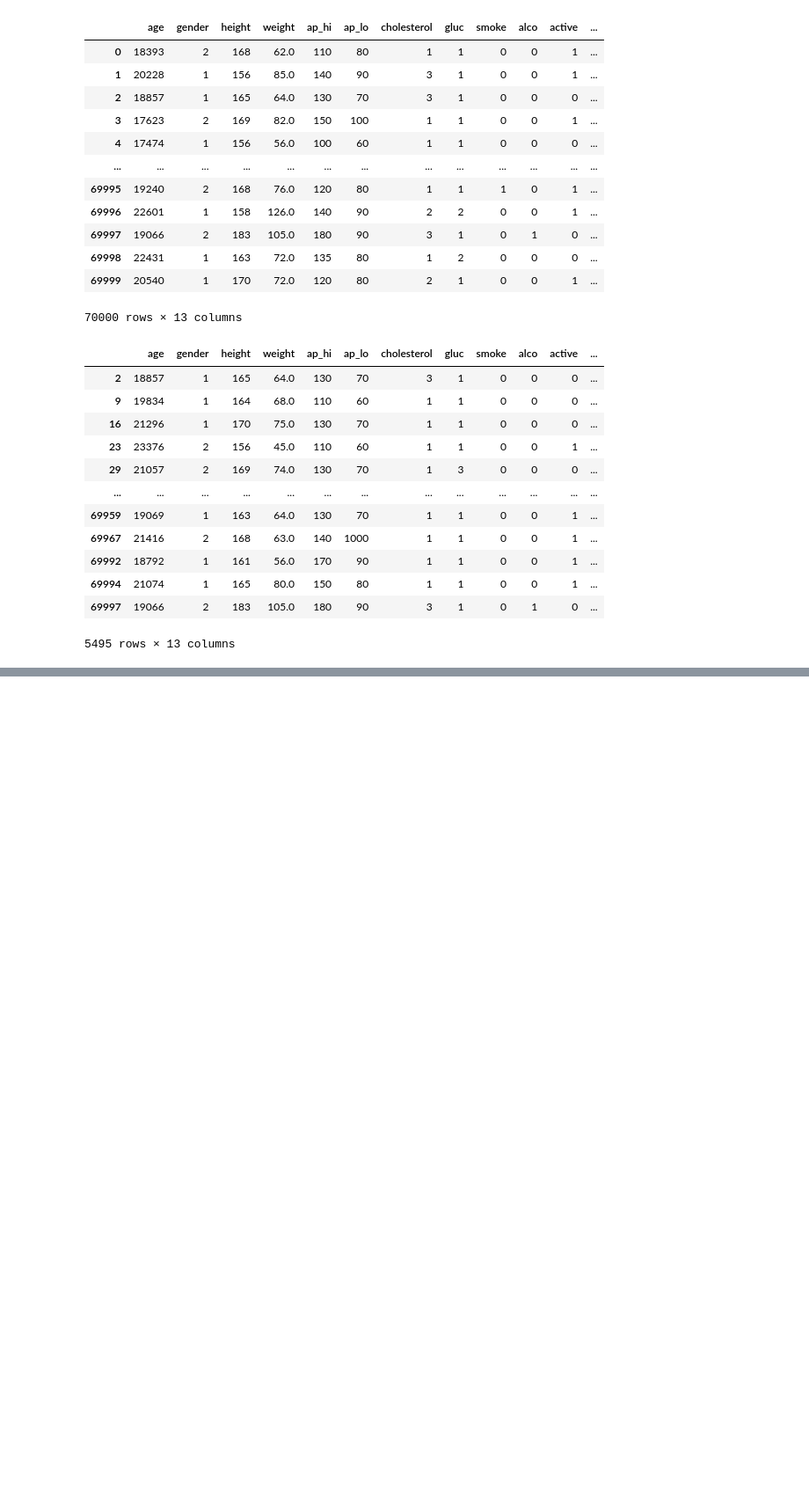
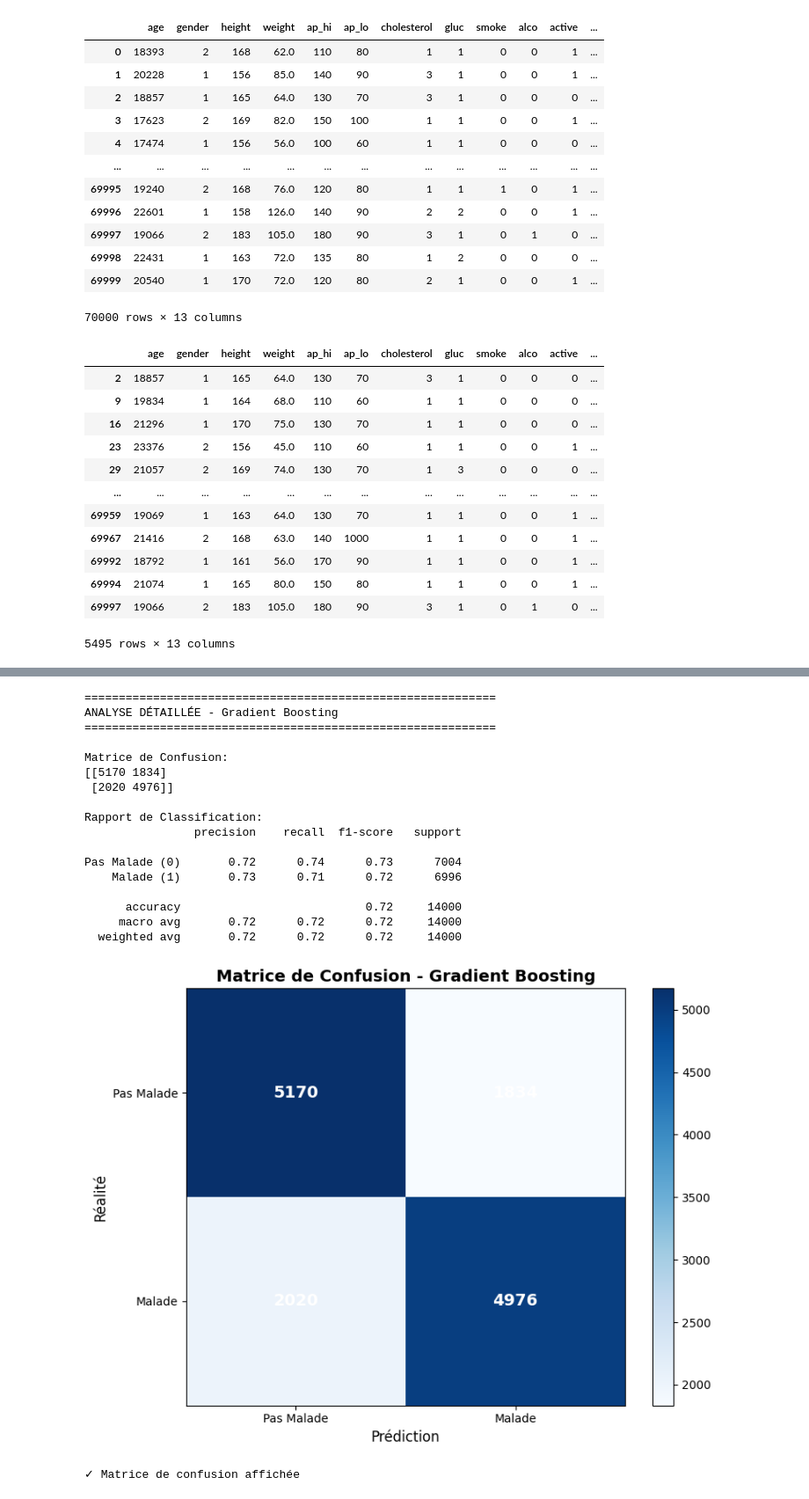
Before and after one commit to soraya-21/classification_initiation, a Jupyter notebook: analisis.ipynb, the cells around one changed output, grey strips where cells are left out. Shown at 88% size. Drawn from its saved outputs; the diff is of its cells as text; code cells hidden in the pictures; blank space fills up the shorter version.

```diff
--- a/analisis.ipynb
+++ b/analisis.ipynb
@@ -263,0 +627,60 @@ data_hors_echelle
+# %%
+# Analyser le meilleur modèle en détail
+print("="*60)
+print(f"ANALYSE DÉTAILLÉE - {best_model_name}")
+print("="*60)
+
+# Matrice de confusion
+cm = confusion_matrix(y_test, best_model_data['y_pred'])
+
+print("\nMatrice de Confusion:")
+print(cm)
+
+# Rapport de classification
+print(f"\nRapport de Classification:")
+print(classification_report(y_test, best_model_data['y_pred'],
+                          target_names=['Pas Malade (0)', 'Malade (1)']))
+
+# Visualiser la matrice de confusion
+fig, ax = plt.subplots(figsize=(8, 6))
+im = ax.imshow(cm, cmap='Blues', aspect='auto')
+
+ax.set_xlabel('Prédiction', fontsize=12)
+ax.set_ylabel('Réalité', fontsize=12)
+ax.set_title(f'Matrice de Confusion - {best_model_name}', fontsize=14, fontweight='bold')
+ax.set_xticks([0, 1])
+ax.set_yticks([0, 1])
+ax.set_xticklabels(['Pas Malade', 'Malade'])
+ax.set_yticklabels(['Pas Malade', 'Malade'])
+
+# Ajouter les valeurs
+for i in range(2):
+    for j in range(2):
+        text = ax.text(j, i, cm[i, j], ha="center", va="center",
+                      color="white", fontsize=14, fontweight='bold')
+
+plt.colorbar(im, ax=ax)
+plt.tight_layout()
+plt.show()
+
+print("\n✓ Matrice de confusion affichée")
+# %% [output]
+============================================================
+ANALYSE DÉTAILLÉE - Gradient Boosting
+============================================================
+
+Matrice de Confusion:
+[[5170 1834]
+ [2020 4976]]
+
+Rapport de Classification:
+                precision    recall  f1-score   support
+
+Pas Malade (0)       0.72      0.74      0.73      7004
+    Malade (1)       0.73      0.71      0.72      6996
+
+      accuracy                           0.72     14000
+     macro avg       0.72      0.72      0.72     14000
+  weighted avg       0.72      0.72      0.72     14000
+[figure, added]
+✓ Matrice de confusion affichée
```
Also changed, not shown: parts of 11 cells of this notebook, 1 other file.
